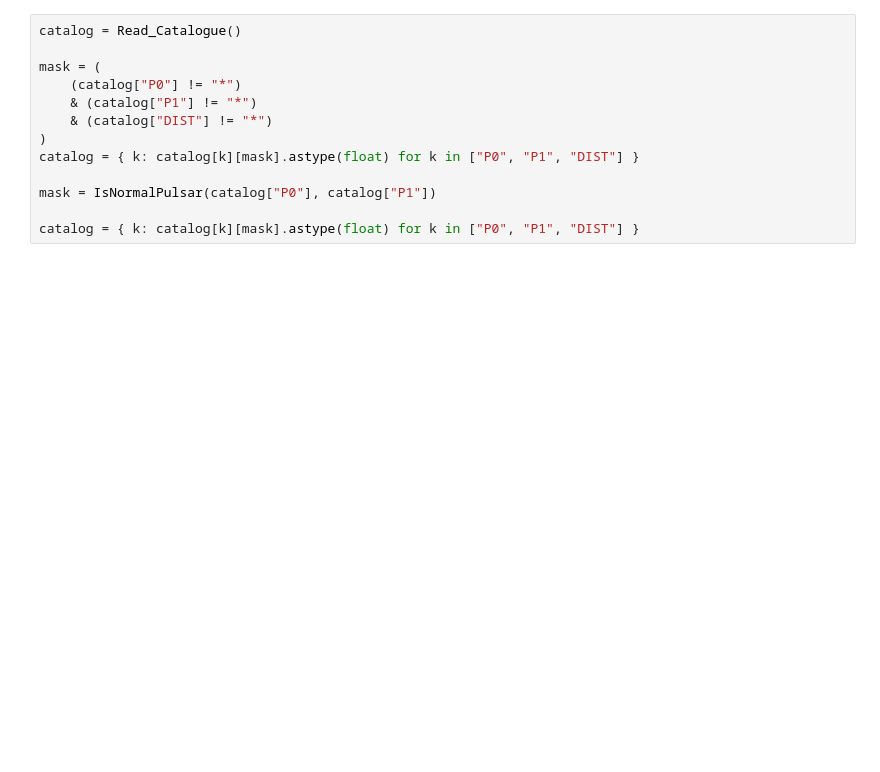
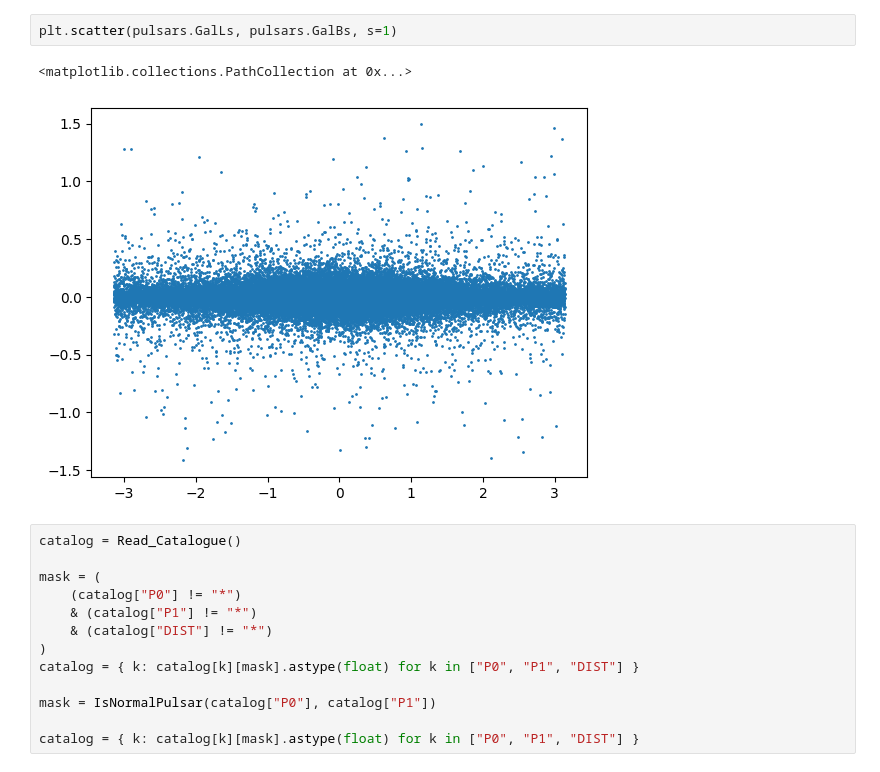
Before and after one commit to haykh/psr-evolve, a Jupyter notebook: pop-synthesis.ipynb, the cells around one changed output. Drawn from its saved outputs; the diff is of its cells as text; blank space fills up the shorter version.

```diff
--- a/pop-synthesis.ipynb
+++ b/pop-synthesis.ipynb
@@ -40,6 +46,11 @@ pulsars = Simulate_Evolution(
     nbraking=2.5,
     beta=0.05,
 )
+# %%
+plt.scatter(pulsars.GalLs, pulsars.GalBs, s=1)
+# %% [output]
+<matplotlib.collections.PathCollection at 0x...>
+[figure, added]
 # %%
 catalog = Read_Catalogue()
 
```
Also changed, not shown: parts of 5 cells of this notebook, 3 other files.
